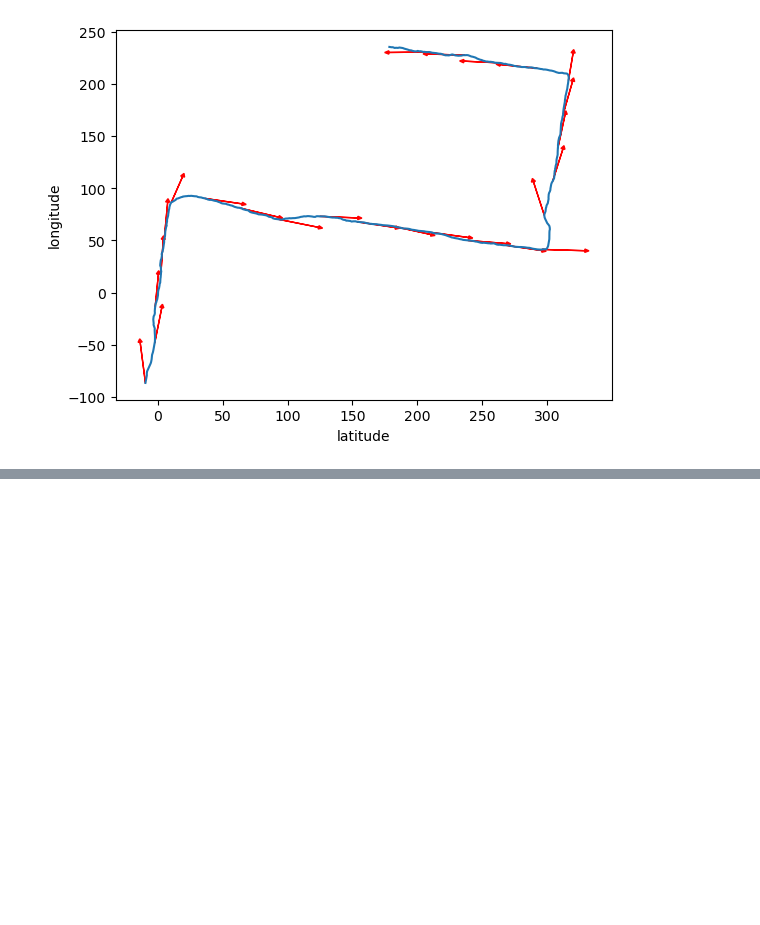
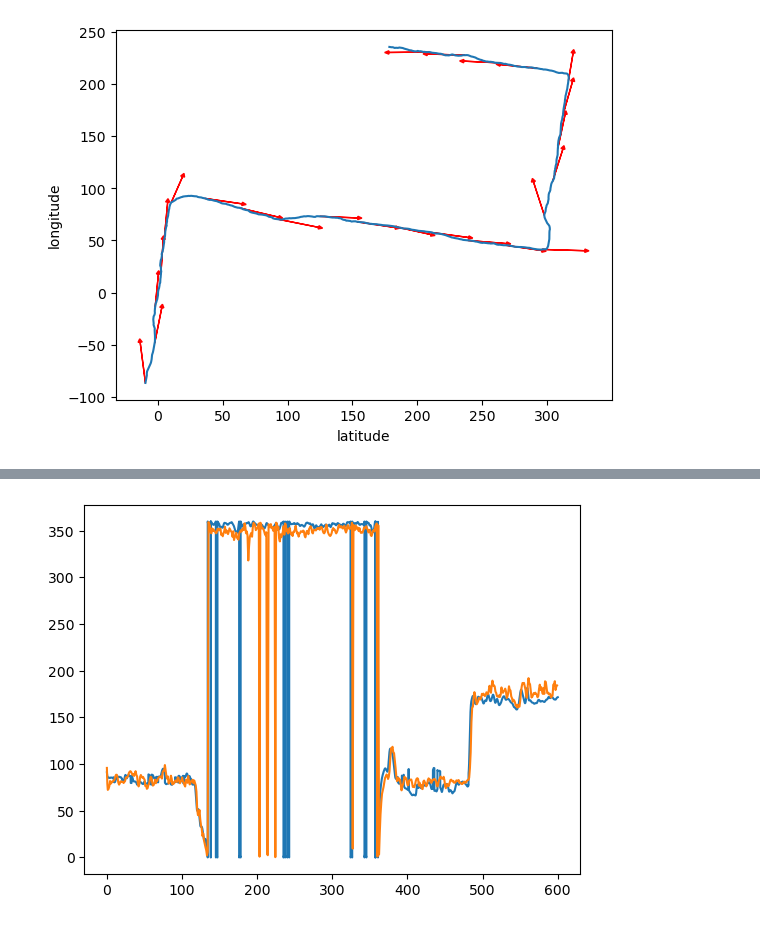
Before and after one commit to nju-aml2022/Pedestrian-Dead-Reckoning-PDR, a Jupyter notebook: direction.ipynb, the cells around one changed output, grey strips where cells are left out. Cells and saved outputs as stored; diff of their text form; code cells hidden in the pictures; blank space fills up the shorter version.

```diff
--- a/direction.ipynb
+++ b/direction.ipynb
@@ -62,0 +80,21 @@ plt.show()
+# %%
+# 通过磁场方向和重力加速度叉乘得到东向量
+e = np.cross(m, g)
+# 前 10% 个东向量平均值作为初始东向量
+e0 = np.mean(e[:int(len(e) * 0.1)], axis=0)
+# 前 10% 的 direction 的平均值作为初始 direction
+direction0 = np.mean(tc.direction)
+# 求出所有东向量和初始东向量的角度
+angles = np.arccos(np.dot(e, e0) / (np.linalg.norm(e, axis=1) * np.linalg.norm(e0))) * 180 / np.pi
+# e 和 e0 叉乘后与重力点乘得到符号
+signs = - np.sign([np.dot(c, _g) for c, _g in zip(np.cross(e, e0), g)])
+# 方向等于角度加上 direction0
+direction = signs * angles + direction0
+# 取模 360
+direction %= 360
+plt.plot(tc.time, direction)
+if tc.have_location_valid:
+    plt.plot(tc.time_location, tc.direction_valid)
+plt.show()
+# %% [output]
+[figure, added]
```
Also changed, not shown: parts of 5 cells of this notebook.
